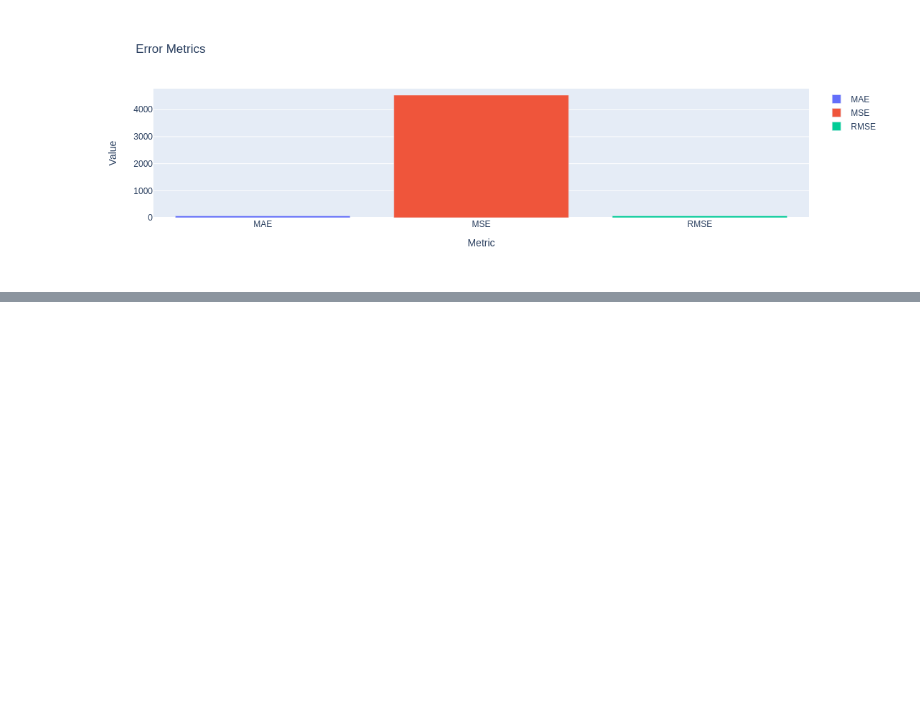
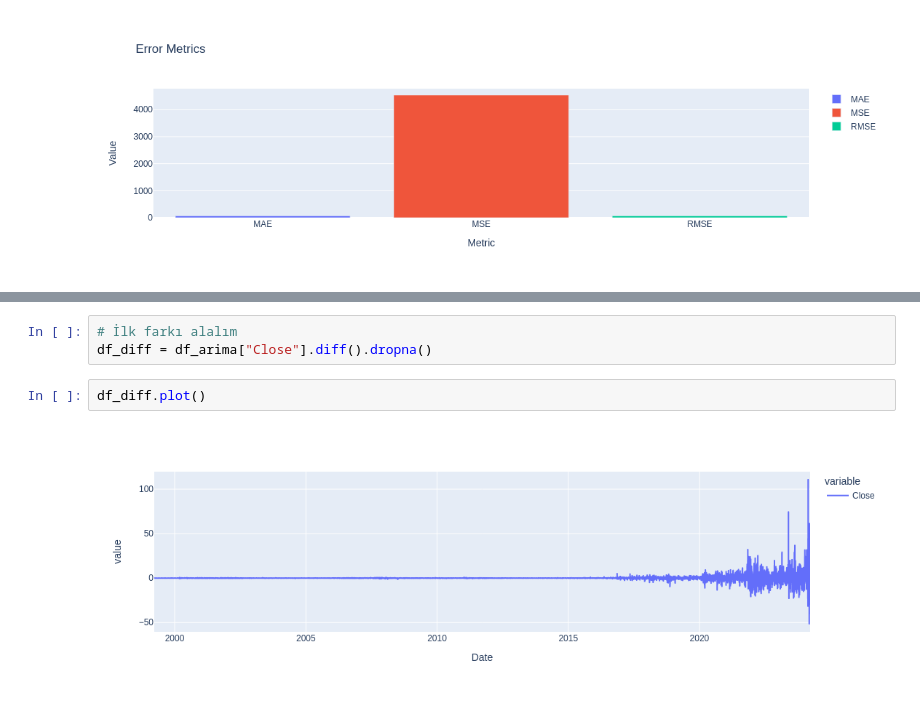
Before and after one commit to TunahanINCE/Machine-Learning-Models-for-Predicting-Stock-Market-Closing-Prices, a Jupyter notebook: TunahanINCE.ipynb, the cells around one changed output, grey strips where cells are left out. Drawn from its saved outputs; the diff is of its cells as text; blank space fills up the shorter version.

```diff
--- a/TunahanINCE.ipynb
+++ b/TunahanINCE.ipynb
@@ -470,0 +510,7 @@ print(f"Test RMSE: {test_rmse}")
+# %%
+# İlk farkı alalım
+df_diff = df_arima["Close"].diff().dropna()
+# %%
+df_diff.plot()
+# %% [output]
+[figure, added]
```
Also changed, not shown: parts of 26 cells of this notebook.
